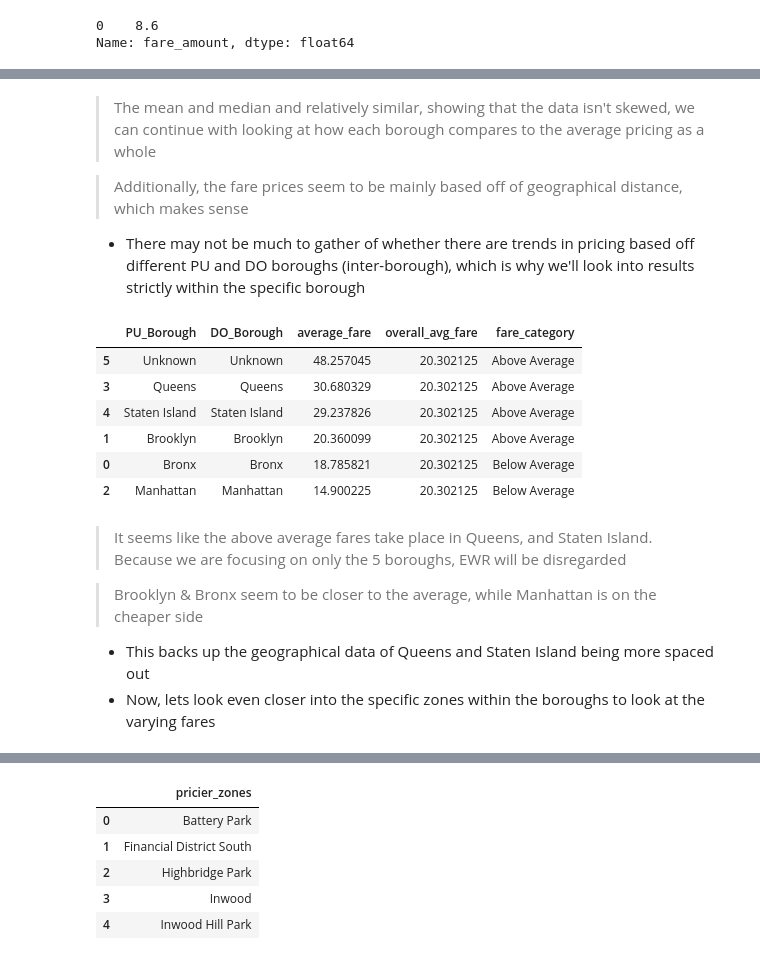
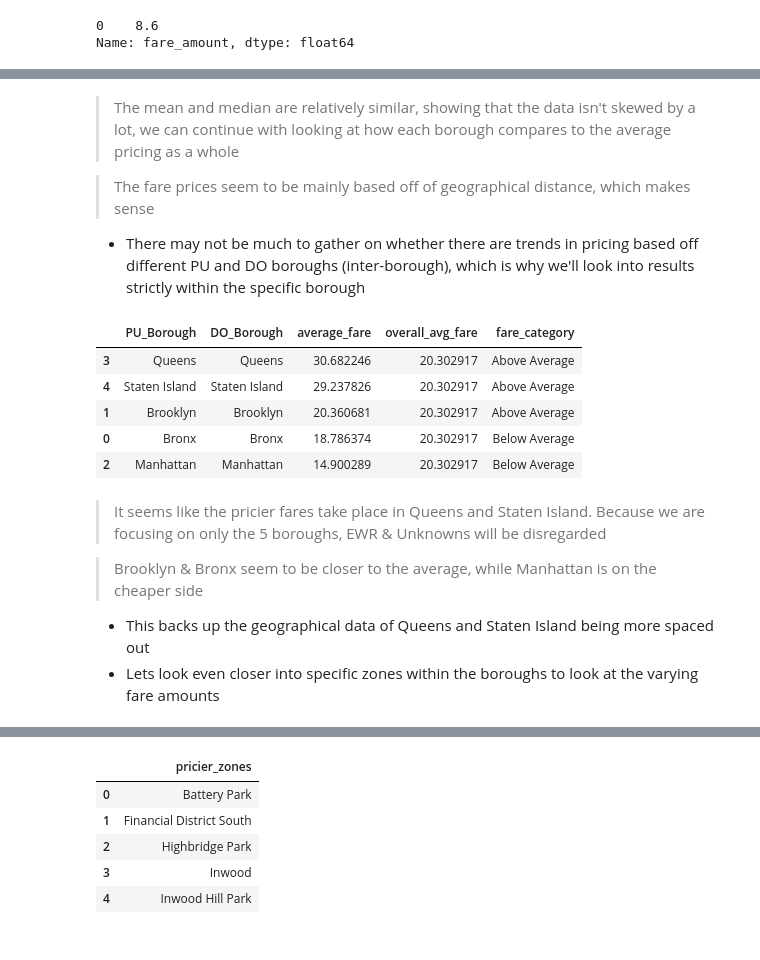
Before and after one commit to jjen1/nyc-taxis-trends, a Jupyter notebook: notebooks/yellow_taxis_eda.ipynb, the cells around one changed output, grey strips where cells are left out. Cells and saved outputs as stored; diff of their text form; code cells hidden in the pictures.

```diff
--- a/notebooks/yellow_taxis_eda.ipynb
+++ b/notebooks/yellow_taxis_eda.ipynb
@@ -668,40 +706,38 @@ merged_cleaned.groupby(['PU_Borough', 'DO_Borough']).agg({'fare_amount': ['mean'
 | 4 | Bronx | Staten Island | 93.900000 | 99.3 |
 # %% [markdown]
-> The mean and median and relatively similar, showing that the data isn't skewed, we can continue with looking at how each borough compares to the average pricing as a whole
+> The mean and median are relatively similar, showing that the data isn't skewed by a lot, we can continue with looking at how each borough compares to the average pricing as a whole
 
-> Additionally, the fare prices seem to be mainly based off of geographical distance, which makes sense
-* There may not be much to gather of whether there are trends in pricing based off different PU and DO boroughs (inter-borough), which is why we'll look into results strictly within the specific borough
+> The fare prices seem to be mainly based off of geographical distance, which makes sense
+* There may not be much to gather on whether there are trends in pricing based off different PU and DO boroughs (inter-borough), which is why we'll look into results strictly within the specific borough
 # %%
 # categorizing the fare amounts into bins to decide which boroughs are above or below average
-# using the overall mean and median fare amounts to define the bins
-overall_avg_fare = merged_cleaned['fare_amount'].mean()
+overall_avg_fare = merged_cleaned['fare_amount'].mean() # using the overall mean to define the bins
 
-# average fare amount for rides within the same borough
+# calculating average fare amounts for each borough
 borough_fares = (
     merged_cleaned[merged_cleaned['PU_Borough'] == merged_cleaned['DO_Borough']]
     .groupby(['PU_Borough', 'DO_Borough'])['fare_amount']
     .mean()
     .reset_index(name='average_fare')
     )
-borough_fares['overall_avg_fare'] = overall_avg_fare  # adding overall average fare column for comparison
+borough_fares['overall_avg_fare'] = overall_avg_fare  # adding overall average fare column for easier comparison
 
-bins = [0, overall_avg_fare, merged_cleaned['fare_amount'].max()]
+bins = [0, overall_avg_fare, merged_cleaned['fare_amount'].max()] # essentially: (0, overall average fare] (overall average fare, the max fare amount]
 labels = ['Below Average', 'Above Average']
 
 borough_fares['fare_category'] = pd.cut(borough_fares['average_fare'], bins=bins, labels=labels, right=True)
-borough_fares[['PU_Borough', 'DO_Borough', 'average_fare', 'overall_avg_fare','fare_category']].drop_duplicates().sort_values(by='average_fare', ascending=False).head(10)
+borough_fares[(borough_fares['PU_Borough'] != 'Unknown') & (borough_fares['DO_Borough'] != 'Unknown')][['PU_Borough', 'DO_Borough', 'average_fare', 'overall_avg_fare','fare_category']].drop_duplicates().sort_values(by='average_fare', ascending=False).head()
 # %% [output]
 |  | PU_Borough | DO_Borough | average_fare | overall_avg_fare | fare_category |
-| 5 | Unknown | Unknown | 48.257045 | 20.302125 | Above Average |
-| 3 | Queens | Queens | 30.680329 | 20.302125 | Above Average |
-| 4 | Staten Island | Staten Island | 29.237826 | 20.302125 | Above Average |
-| 1 | Brooklyn | Brooklyn | 20.360099 | 20.302125 | Above Average |
-| 0 | Bronx | Bronx | 18.785821 | 20.302125 | Below Average |
-| 2 | Manhattan | Manhattan | 14.900225 | 20.302125 | Below Average |
+| 3 | Queens | Queens | 30.682246 | 20.302917 | Above Average |
+| 4 | Staten Island | Staten Island | 29.237826 | 20.302917 | Above Average |
+| 1 | Brooklyn | Brooklyn | 20.360681 | 20.302917 | Above Average |
+| 0 | Bronx | Bronx | 18.786374 | 20.302917 | Below Average |
+| 2 | Manhattan | Manhattan | 14.900289 | 20.302917 | Below Average |
 # %% [markdown]
-> It seems like the above average fares take place in Queens, and Staten Island. Because we are focusing on only the 5 boroughs, EWR will be disregarded
+> It seems like the pricier fares take place in Queens and Staten Island. Because we are focusing on only the 5 boroughs, EWR & Unknowns will be disregarded
 
 > Brooklyn & Bronx seem to be closer to the average, while Manhattan is on the cheaper side
 
 * This backs up the geographical data of Queens and Staten Island being more spaced out
-* Now, lets look even closer into the specific zones within the boroughs to look at the varying fares
+* Lets look even closer into specific zones within the boroughs to look at the varying fare amounts
```
Also changed, not shown: parts of 64 cells of this notebook, 1 other file.
